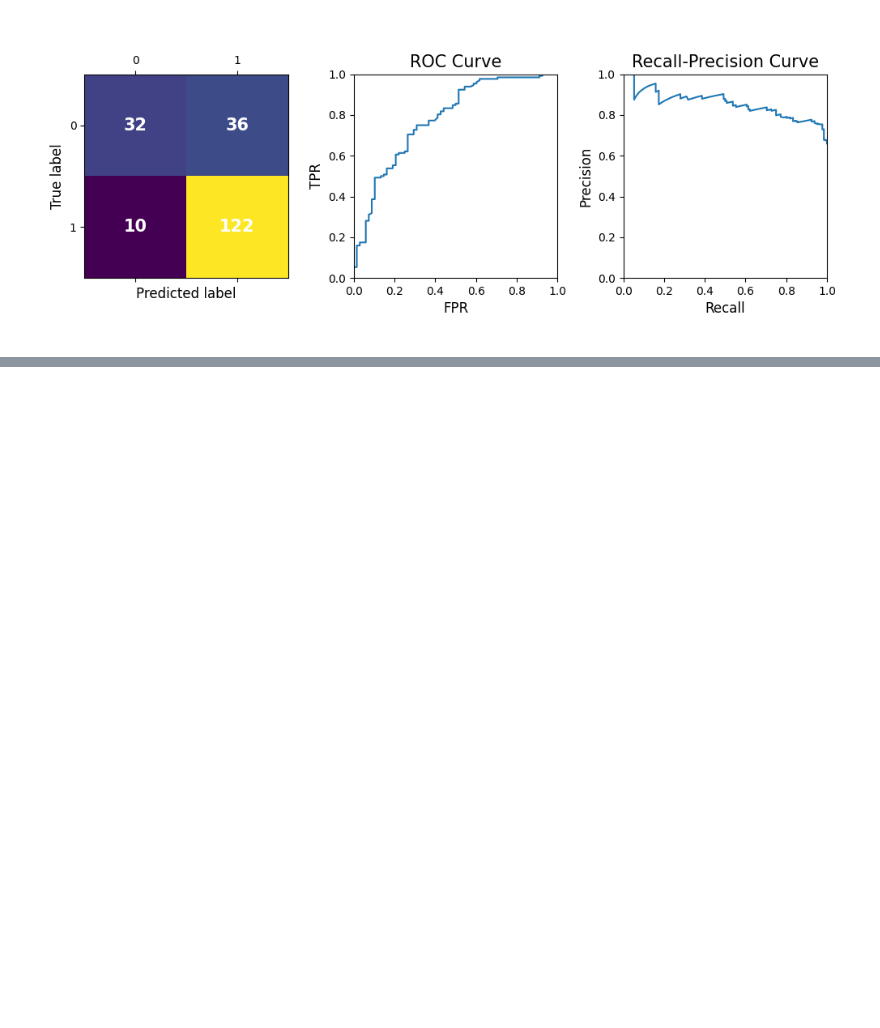
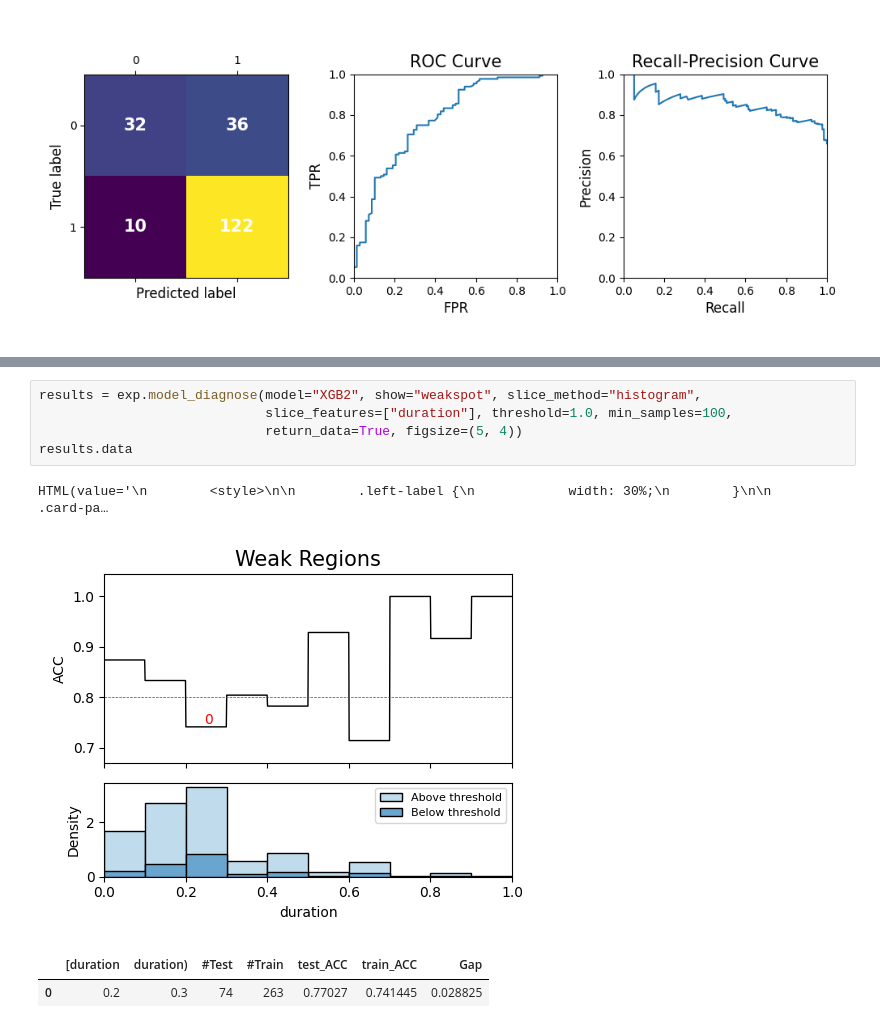
Before and after one commit to nlahri/dsba6211-summer2024, a Jupyter notebook: notebooks/dsba6211_summer2024_lab4.ipynb, the cells around one changed output, grey strips where cells are left out. Drawn from its saved outputs; the diff is of its cells as text; blank space fills up the shorter version.

```diff
--- a/notebooks/dsba6211_summer2024_lab4.ipynb
+++ b/notebooks/dsba6211_summer2024_lab4.ipynb
@@ -144,0 +206,10 @@ VBox(children=(Dropdown(layout=Layout(width='20%'), options=('Select Model', 'XG
+# %%
+results = exp.model_diagnose(model="XGB2", show="weakspot", slice_method="histogram",
+                             slice_features=["duration"], threshold=1.0, min_samples=100,
+                             return_data=True, figsize=(5, 4))
+results.data
+# %% [output]
+HTML(value='\n        <style>\n\n        .left-label {\n            width: 30%;\n        }\n\n        .card-pa…
+[figure, added]
+|  | [duration | duration) | #Test | #Train | test_ACC | train_ACC | Gap |
+| 0 | 0.2 | 0.3 | 74 | 263 | 0.77027 | 0.741445 | 0.028825 |
```
Also changed, not shown: parts of 15 cells of this notebook.
